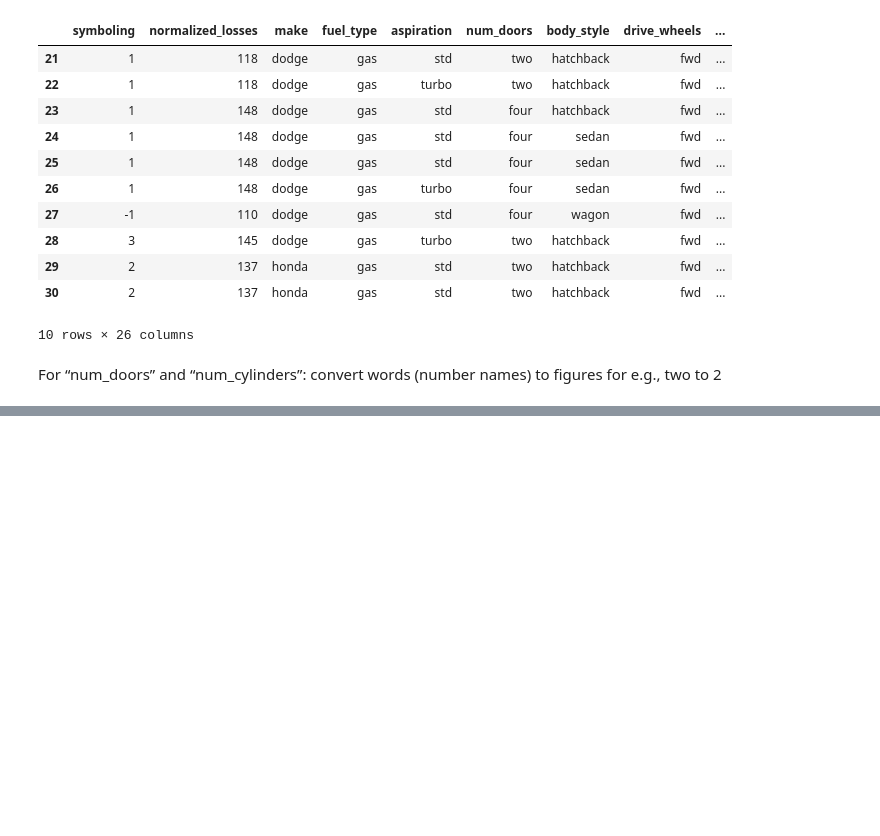
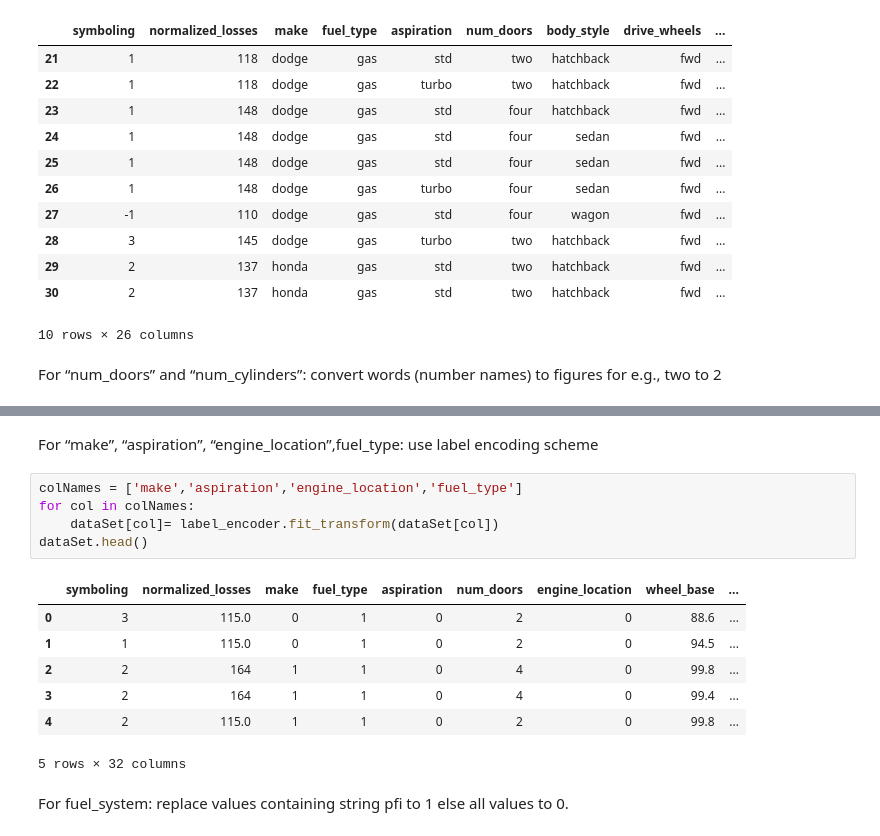
Before and after one commit to Mukul-Jindal/College-Labs, a Jupyter notebook: Machine Learning/Assignment 3/LAB 3 Q3.ipynb, the cells around one changed output, grey strips where cells are left out. Cells and saved outputs as stored; diff of their text form; blank space fills up the shorter version.

```diff
--- a/Machine Learning/Assignment 3/LAB 3 Q3.ipynb
+++ b/Machine Learning/Assignment 3/LAB 3 Q3.ipynb
@@ -125,0 +159,18 @@ dataSet.head()
+# %% [markdown]
+For “make”, “aspiration”, “engine_location”,fuel_type: use label encoding
+scheme
+# %%
+colNames = ['make','aspiration','engine_location','fuel_type']
+for col in colNames:
+    dataSet[col]= label_encoder.fit_transform(dataSet[col])
+dataSet.head()
+# %% [output]
+|  | symboling | normalized_losses | make | fuel_type | aspiration | num_doors | engine_location | wheel_base | ... |
+| 0 | 3 | 115.0 | 0 | 1 | 0 | 2 | 0 | 88.6 | ... |
+| 1 | 1 | 115.0 | 0 | 1 | 0 | 2 | 0 | 94.5 | ... |
+| 2 | 2 | 164 | 1 | 1 | 0 | 4 | 0 | 99.8 | ... |
+| 3 | 2 | 164 | 1 | 1 | 0 | 4 | 0 | 99.4 | ... |
+| 4 | 2 | 115.0 | 1 | 1 | 0 | 2 | 0 | 99.8 | ... |
+5 rows × 32 columns
+# %% [markdown]
+For fuel_system: replace values containing string pfi to 1 else all values to 0.
```
Also changed, not shown: parts of 25 cells of this notebook.
